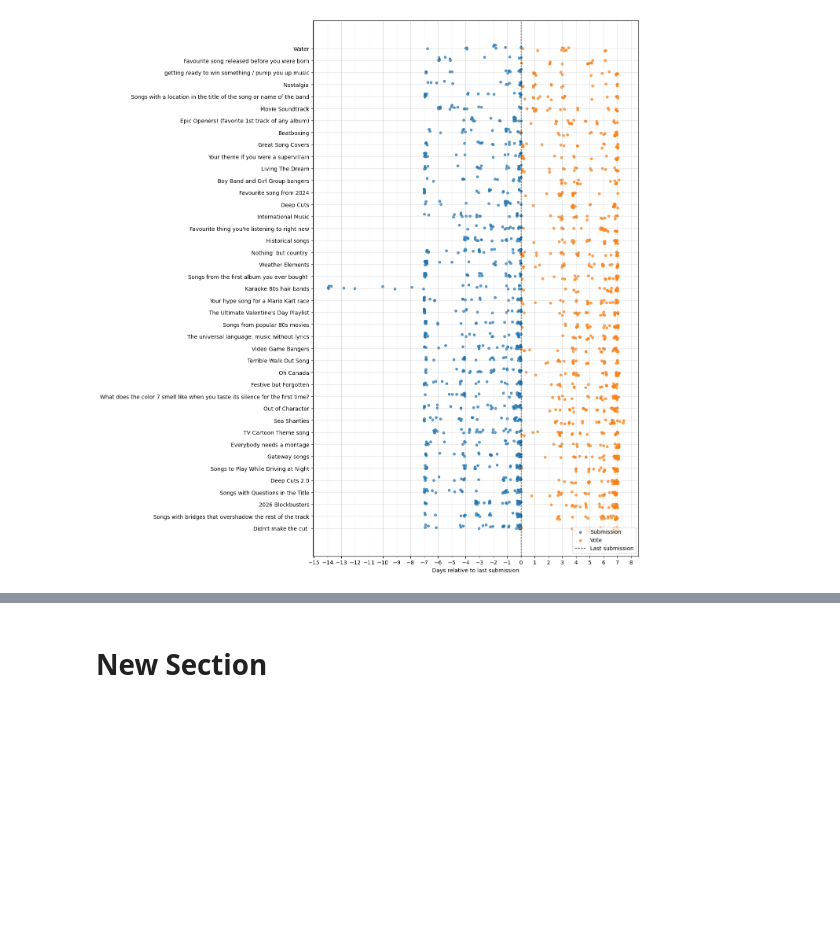
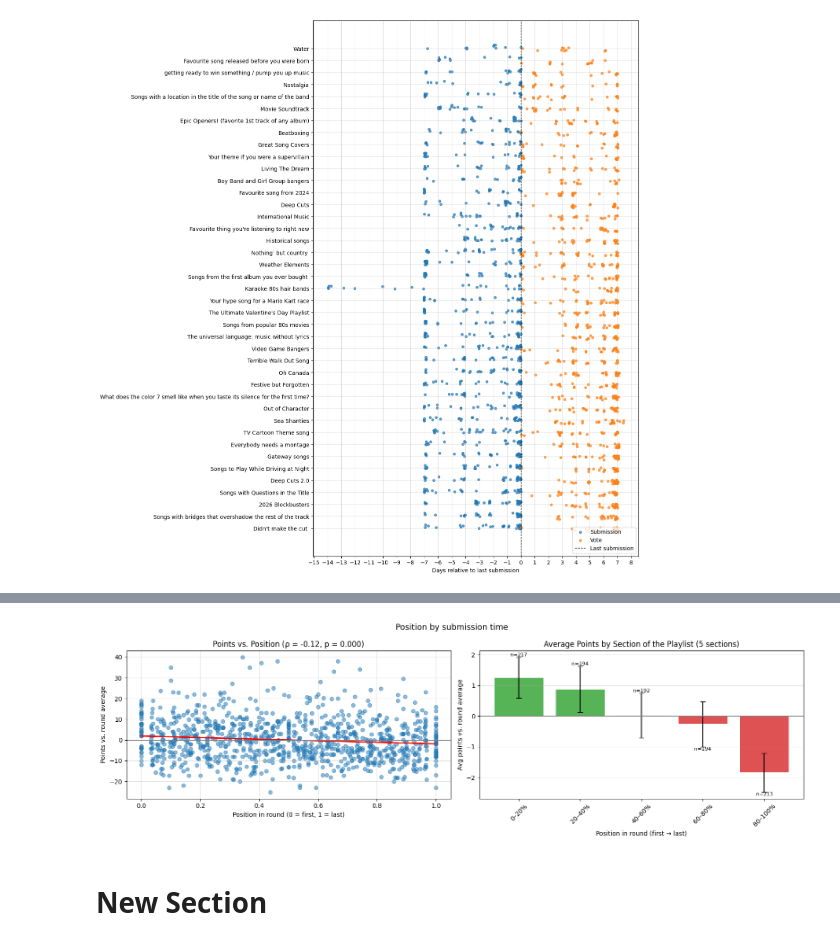
Before and after one commit to Briggernaut/MusicLeagueAnalysis, a Jupyter notebook: MusicLeagueAnalysis.ipynb, the cells around one changed output, grey strips where cells are left out. Cells and saved outputs as stored; diff of their text form; code cells hidden in the pictures; blank space fills up the shorter version.

Commit message:
Correlation between playlist order/ submission order and point totals

```diff
--- a/MusicLeagueAnalysis.ipynb
+++ b/MusicLeagueAnalysis.ipynb
@@ -394,3 +394,84 @@ plt.tight_layout()
 plt.show()
 # %% [output]
 [figure]
+# %%
+#@title Points vs Time Submited/Playlist position
+import numpy as np
+import pandas as pd
+import matplotlib.pyplot as plt
+from scipy import stats
+
+order_by = "Submission time"  #@param ["Submission time", "Data order"]
+n_bins = 5  #@param {type:"slider", min:2, max:20, step:1}
+
+# Total points per song
+points = (votes_df.groupby(['Round ID', 'Spotify URI'])['Points Assigned']
+          .sum().rename('Points').reset_index())
+
+# Position of each song within its round (1 = first)
+df = submissions_df[['Round ID', 'Spotify URI', 'Created']].copy()
+if order_by == "Submission time":
+    df['Created'] = pd.to_datetime(df['Created'])
+    df['Position'] = df.groupby('Round ID')['Created'].rank(method='first')
+else:
+    # Order the rows appear in submissions_df
+    df['Position'] = df.groupby('Round ID').cumcount() + 1
+
+# Scale position to 0 (first) to 1 (last) so rounds of different sizes line up
+size = df.groupby('Round ID')['Position'].transform('max')
+df['Rel Pos'] = (df['Position'] - 1) / (size - 1).clip(lower=1)
+
+# Songs with no votes get 0 points
+df = df.merge(points, on=['Round ID', 'Spotify URI'], how='left').fillna({'Points': 0})
+
+# Points relative to the round average, so rounds with more points don't skew the result
+df['Points vs Avg'] = df['Points'] - df.groupby('Round ID')['Points'].transform('mean')
+
+# Correlation and trend
+rho, p = stats.spearmanr(df['Rel Pos'], df['Points vs Avg'])
+slope, intercept = np.polyfit(df['Rel Pos'], df['Points vs Avg'], 1)
+
+# Average by section of the playlist (1 = first section, n_bins = last)
+df['Bin'] = pd.cut(df['Rel Pos'], bins=np.linspace(0, 1, n_bins + 1),
+                   labels=range(1, n_bins + 1), include_lowest=True)
+by_bin = df.groupby('Bin', observed=True)['Points vs Avg'].agg(['mean', 'sem', 'count'])
+
+print(f'Ordered by: {order_by}')
+print(f'Songs: {len(df)}   Rounds: {df["Round ID"].nunique()}')
+print(f'Spearman ρ = {rho:+.3f}   p = {p:.3f}   '
+      f'({"significant" if p < 0.05 else "not significant"})')
+print(f'First → last song: {slope:+.2f} points vs. round average\n')
+print(by_bin.round(2))
+
+# Plots
+fig, (ax1, ax2) = plt.subplots(1, 2, figsize=(16, 5))
+fig.suptitle(f'Position by {order_by.lower()}', fontsize=13)
+
+# Left: scatter with trend line
+ax1.scatter(df['Rel Pos'], df['Points vs Avg'], alpha=0.5)
+ax1.plot([0, 1], [intercept, slope + intercept], color='red', linewidth=2)
+ax1.axhline(0, color='gray', linewidth=0.8)
+ax1.set_xlabel('Position in round (0 = first, 1 = last)')
+ax1.set_ylabel('Points vs. round average')
+ax1.set_title(f'Points vs. Position (ρ = {rho:+.2f}, p = {p:.3f})')
+ax1.grid(True, alpha=0.4)
+
+# Right: average by section
+x = by_bin.index.astype(int)
+colors = ['tab:green' if m >= 0 else 'tab:red' for m in by_bin['mean']]
+ax2.bar(x, by_bin['mean'], yerr=by_bin['sem'], capsize=4, color=colors, alpha=0.8)
+ax2.axhline(0, color='gray', linewidth=0.8)
+for xi, (m, s, n) in zip(x, by_bin.values):
+    ax2.text(xi, m + (s if m >= 0 else -s), f'n={int(n)}',
+             ha='center', va='bottom' if m >= 0 else 'top', fontsize=8)
+ax2.set_xticks(range(1, n_bins + 1))
+ax2.set_xticklabels([f'{100*(i-1)/n_bins:.0f}–{100*i/n_bins:.0f}%'
+                     for i in range(1, n_bins + 1)], rotation=45)
+ax2.set_xlabel('Position in round (first → last)')
+ax2.set_ylabel('Avg points vs. round average')
+ax2.set_title(f'Average Points by Section of the Playlist ({n_bins} sections)')
+ax2.grid(True, axis='y', alpha=0.4)
+
+plt.tight_layout()
+plt.show()
+# %% [output]
@@ -397,2 +490,3 @@ plt.show()
+[figure, added]
 # %% [markdown]
 # New Section
```
Also changed, not shown: parts of 1 cell of this notebook.
